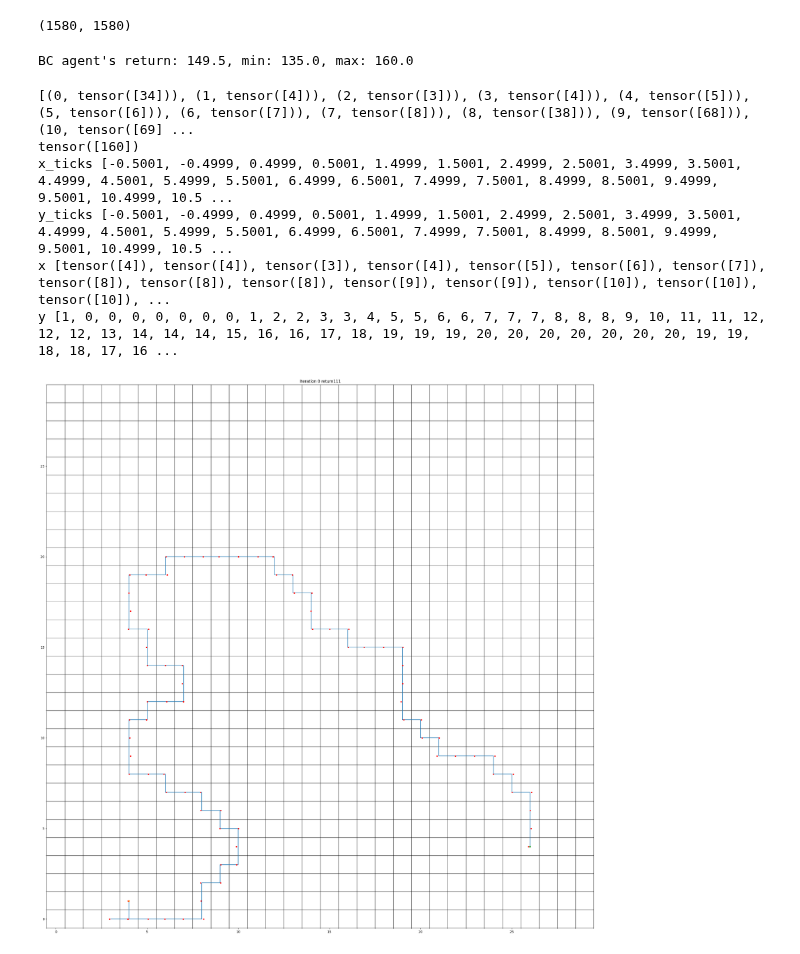
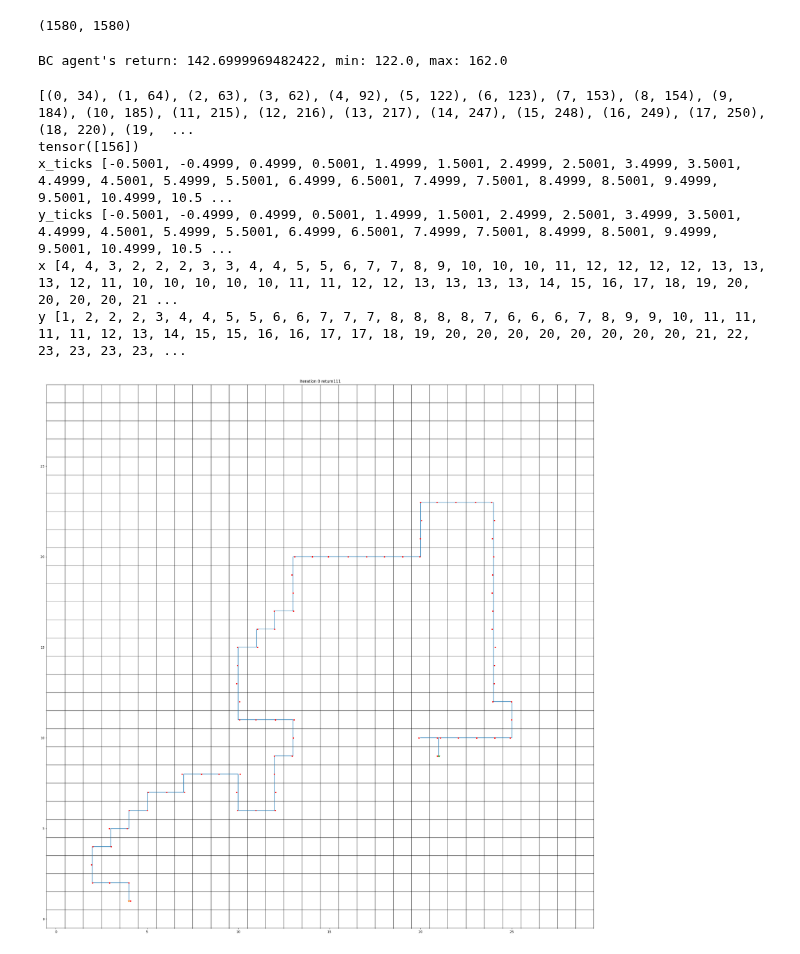
Before and after one commit to zjut-zhy/non-additive-RL, a Jupyter notebook: BC_one_room.ipynb, the cells around one changed output. Cells and saved outputs as stored; diff of their text form; code cells hidden in the pictures.

```diff
--- a/BC_one_room.ipynb
+++ b/BC_one_room.ipynb
@@ -340,7 +340,7 @@ np.random.seed(0)
 
 lr = 1e-3
 bc_agent = BehaviorClone(state_dim, hidden_dim, action_dim, lr)
-n_iterations = 30000
+n_iterations = 10000
 batch_size = 64
 test_returns = []
 
@@ -380,49 +380,43 @@ max_return = env.weighted_traj_return(mat_state, type = params["alg"]["type"]).f
 mat_return = env.weighted_traj_return(mat_state, type = params["alg"]["type"]).float().mean()
 print(f"BC agent's return: {mat_return}, min: {min_return}, max: {max_return}")
 # %% [output]
-BC agent's return: 149.5, min: 135.0, max: 160.0
+BC agent's return: 142.6999969482422, min: 122.0, max: 162.0
 # %%
 def create_path_with_timesteps(states):
     """
     从轨迹数据创建带时间步的路径
     """
     # 将状态转换为带时间步的格式
-    path_with_time = [(t, state) for t, state in enumerate(states)]
+    path_with_time = [(t, state.item()) for t, state in enumerate(states)]
     return path_with_time
 # %%
 import importlib
 import visualization
 importlib.reload(visualization)
 from visualization import Visu
 params["common"]["batch_size"]=1
 mat_state = []
 mat_return = []
 env.initialize()
 mat_state.append(env.state)
 init_state = env.state
 for h_iter in range(H-1):
-    if params["alg"]["type"]=="M" or params["alg"]["type"]=="SRL":
-        batch_state = mat_state[-1].reshape(-1, 1).float()
-        # append time index to the state
-        batch_state = torch.cat(
-            [batch_state, h_iter*torch.ones_like(batch_state)], 1)
-    else:
-        batch_state = append_state(mat_state, H-1)
+    batch_state = append_state(mat_state, H-1)
     probs = bc_agent.policy(batch_state.to(device))
     actions_dist = torch.distributions.Categorical(probs)
     actions = actions_dist.sample()
     env.step(h_iter, actions.cpu())
     mat_state.append(env.state)  # s+1
 path = create_path_with_timesteps(mat_state)
 print(path)
 print(env.weighted_traj_return(mat_state, type = params["alg"]["type"]))
 visu = Visu(env_params=params["env"])
 visu.visu_path(path,env.Hori_ActionTransitionMatrix)
 # %% [output]
-[(0, tensor([34])), (1, tensor([4])), (2, tensor([3])), (3, tensor([4])), (4, tensor([5])), (5, tensor([6])), (6, tensor([7])), (7, tensor([8])), (8, tensor([38])), (9, tensor([68])), (10, tensor([69] ...
-tensor([160])
+[(0, 34), (1, 64), (2, 63), (3, 62), (4, 92), (5, 122), (6, 123), (7, 153), (8, 154), (9, 184), (10, 185), (11, 215), (12, 216), (13, 217), (14, 247), (15, 248), (16, 249), (17, 250), (18, 220), (19,  ...
+tensor([156])
 x_ticks [-0.5001, -0.4999, 0.4999, 0.5001, 1.4999, 1.5001, 2.4999, 2.5001, 3.4999, 3.5001, 4.4999, 4.5001, 5.4999, 5.5001, 6.4999, 6.5001, 7.4999, 7.5001, 8.4999, 8.5001, 9.4999, 9.5001, 10.4999, 10.5 ...
 y_ticks [-0.5001, -0.4999, 0.4999, 0.5001, 1.4999, 1.5001, 2.4999, 2.5001, 3.4999, 3.5001, 4.4999, 4.5001, 5.4999, 5.5001, 6.4999, 6.5001, 7.4999, 7.5001, 8.4999, 8.5001, 9.4999, 9.5001, 10.4999, 10.5 ...
-x [tensor([4]), tensor([4]), tensor([3]), tensor([4]), tensor([5]), tensor([6]), tensor([7]), tensor([8]), tensor([8]), tensor([8]), tensor([9]), tensor([9]), tensor([10]), tensor([10]), tensor([10]), ...
-y [1, 0, 0, 0, 0, 0, 0, 0, 1, 2, 2, 3, 3, 4, 5, 5, 6, 6, 7, 7, 7, 8, 8, 8, 9, 10, 11, 11, 12, 12, 12, 13, 14, 14, 14, 15, 16, 16, 17, 18, 19, 19, 19, 20, 20, 20, 20, 20, 20, 20, 19, 19, 18, 18, 17, 16 ...
+x [4, 4, 3, 2, 2, 2, 3, 3, 4, 4, 5, 5, 6, 7, 7, 8, 9, 10, 10, 10, 11, 12, 12, 12, 12, 13, 13, 13, 12, 11, 10, 10, 10, 10, 10, 11, 11, 12, 12, 13, 13, 13, 13, 14, 15, 16, 17, 18, 19, 20, 20, 20, 20, 21 ...
+y [1, 2, 2, 2, 3, 4, 4, 5, 5, 6, 6, 7, 7, 7, 8, 8, 8, 8, 7, 6, 6, 6, 7, 8, 9, 9, 10, 11, 11, 11, 11, 12, 13, 14, 15, 15, 16, 16, 17, 17, 18, 19, 20, 20, 20, 20, 20, 20, 20, 20, 21, 22, 23, 23, 23, 23, ...
-[figure, old version]
+[figure, new version]
```
Also changed, not shown: parts of 3 cells of this notebook, 3 other files.
